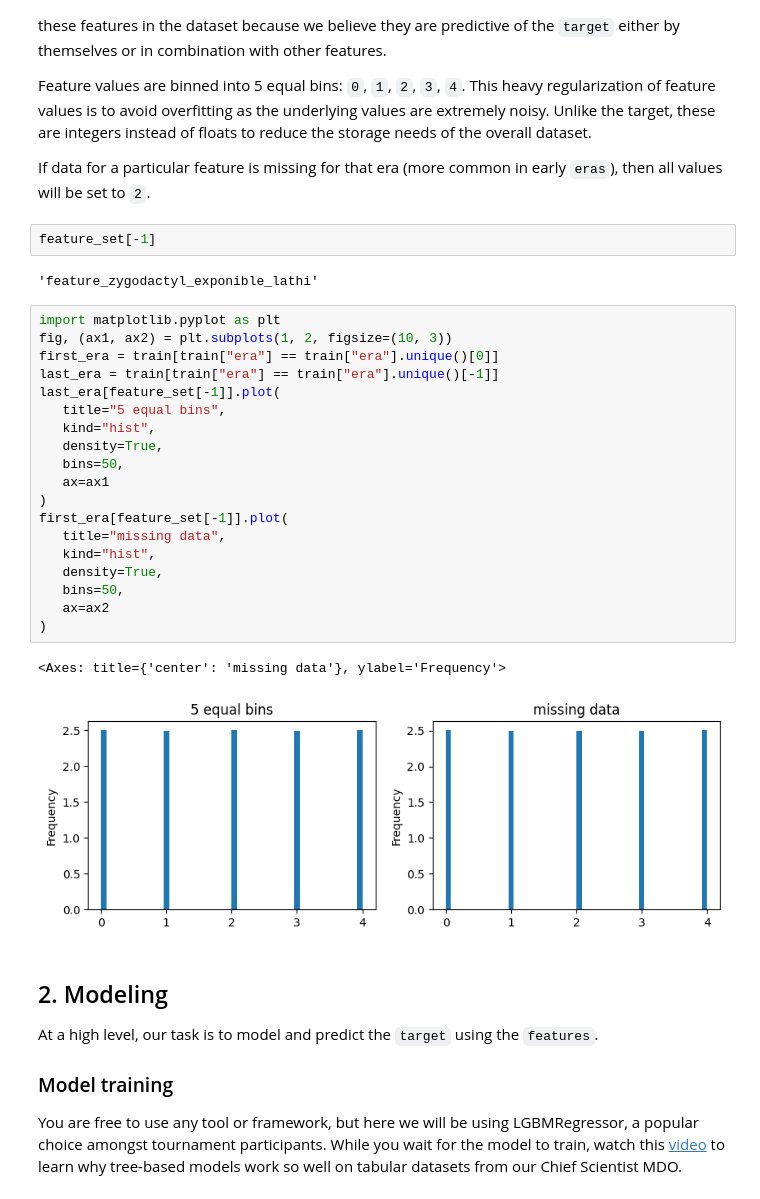
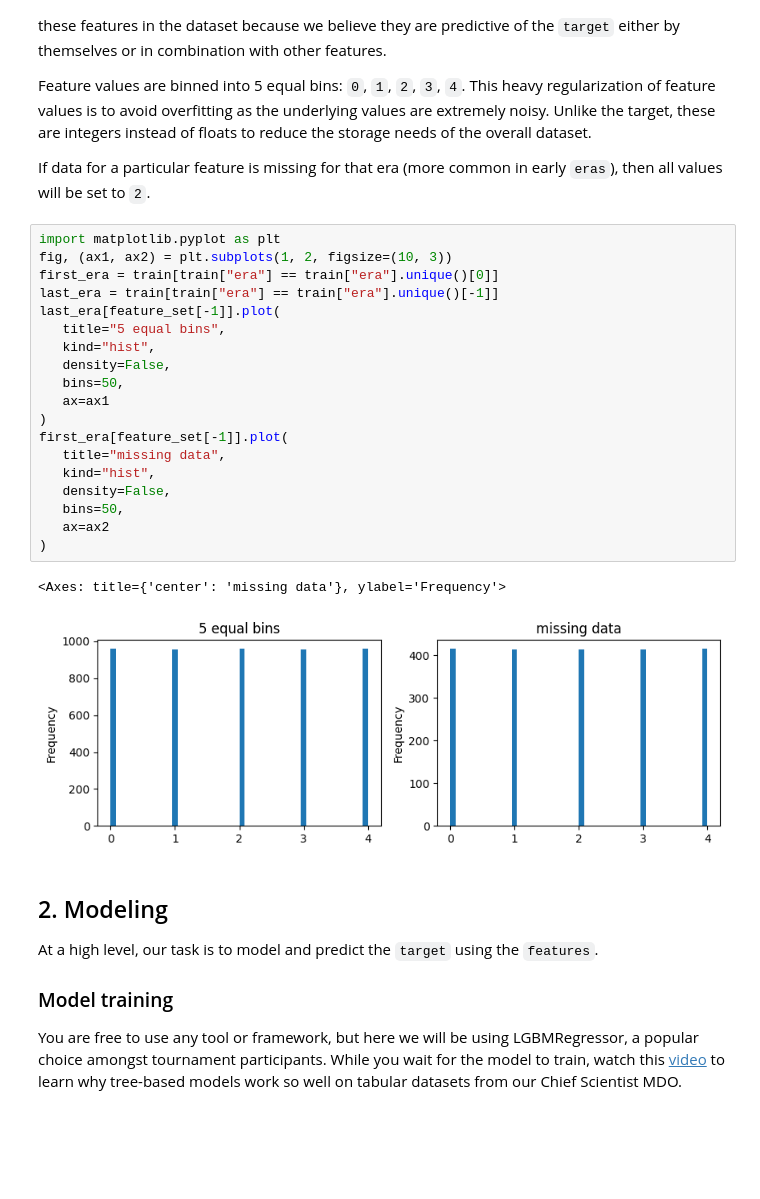
Before and after one commit to conference-supp/notebook_exp, a Jupyter notebook: numerai/examples/hello_numerai.ipynb, the cells around one changed output. Saved outputs shown, nothing was run; the diff lists cells and outputs as text; blank space fills up the shorter version.

```diff
--- a/numerai/examples/hello_numerai.ipynb
+++ b/numerai/examples/hello_numerai.ipynb
@@ -187,32 +187,28 @@ The underlying definition of each feature is not important, just know that Numer
 Feature values are binned into 5 equal bins: `0`, `1`, `2`, `3`, `4`. This heavy regularization of feature values is to avoid overfitting as the underlying values are extremely noisy. Unlike the target, these are integers instead of floats to reduce the storage needs of the overall dataset.
 
 If data for a particular feature is missing for that era (more common in early `eras`), then all values will be set to `2`.
-# %%
-feature_set[-1]
-# %% [output]
-'feature_zygodactyl_exponible_lathi'
 # %%
 import matplotlib.pyplot as plt
 fig, (ax1, ax2) = plt.subplots(1, 2, figsize=(10, 3))
 first_era = train[train["era"] == train["era"].unique()[0]]
 last_era = train[train["era"] == train["era"].unique()[-1]]
 last_era[feature_set[-1]].plot(
    title="5 equal bins",
    kind="hist",
-   density=True,
+   density=False,
    bins=50,
    ax=ax1
 )
 first_era[feature_set[-1]].plot(
    title="missing data",
    kind="hist",
-   density=True,
+   density=False,
    bins=50,
    ax=ax2
 )
 # %% [output]
 <Axes: title={'center': 'missing data'}, ylabel='Frequency'>
-[figure, old version]
+[figure, new version]
 # %% [markdown]
 ## 2. Modeling
 At a high level, our task is to model and predict the `target` using the `features`.
```
Also changed, not shown: parts of 6 cells of this notebook.
